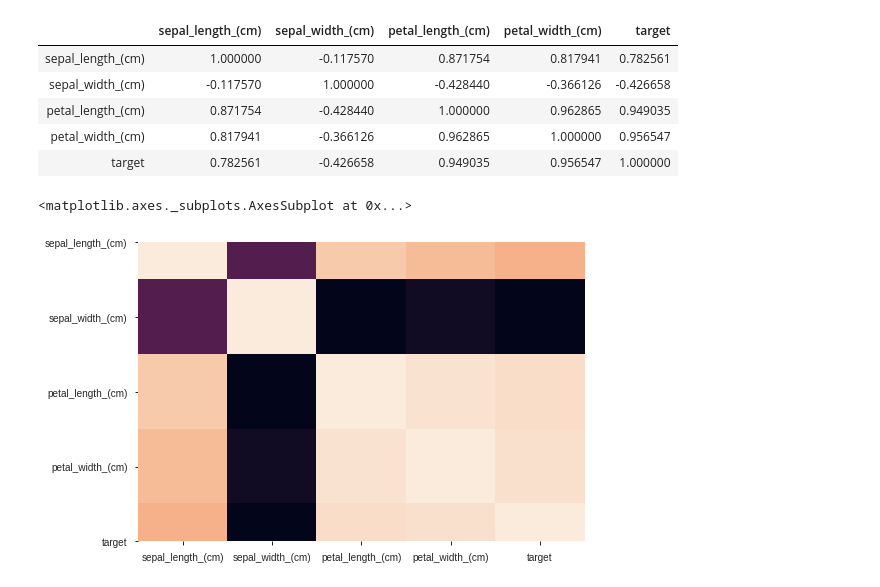
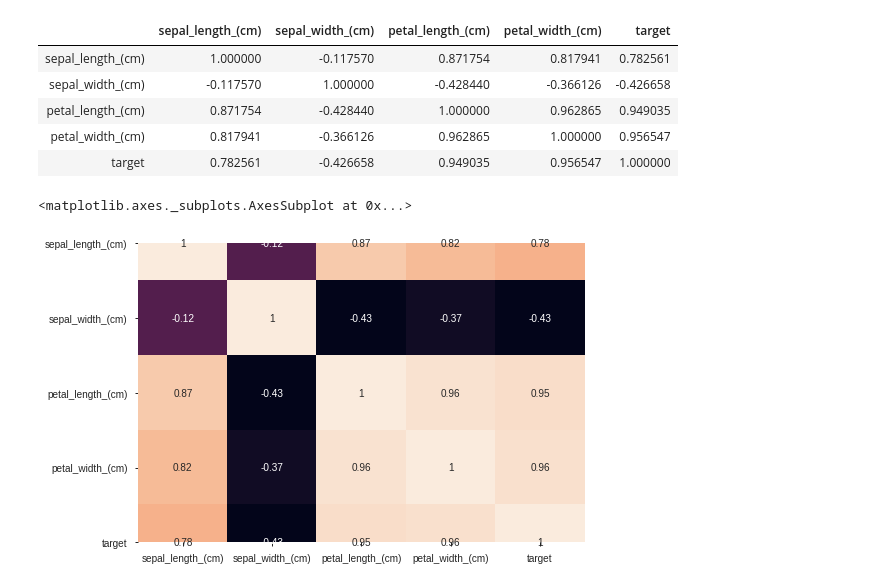
Before and after one commit to Junohera/jupyter, a Jupyter notebook: 1204/Untitled.ipynb, the cells around one changed output. Saved outputs shown, nothing was run; the diff lists cells and outputs as text; code cells hidden in the pictures.

```diff
--- a/1204/Untitled.ipynb
+++ b/1204/Untitled.ipynb
@@ -473,7 +473,7 @@ iris.corr()
 | petal_width_(cm) | 0.817941 | -0.366126 | 0.962865 | 1.000000 | 0.956547 |
 | target | 0.782561 | -0.426658 | 0.949035 | 0.956547 | 1.000000 |
 # %%
-sns.heatmap(iris.corr(), cbar=False)
+sns.heatmap(iris.corr(), cbar=False, annot=True)
 # %% [output]
 <matplotlib.axes._subplots.AxesSubplot at 0x...>
-[figure, old version]
+[figure, new version]
```
Also changed, not shown: 3 other files.
